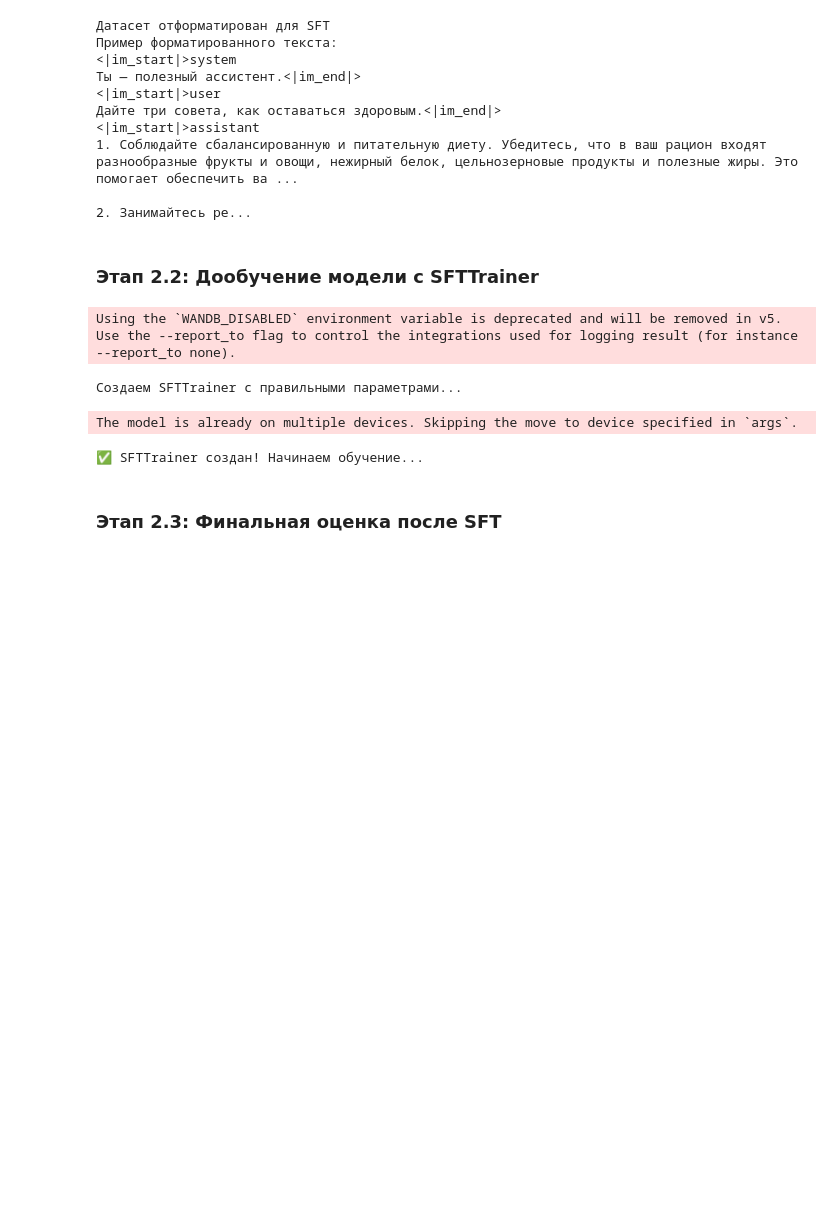
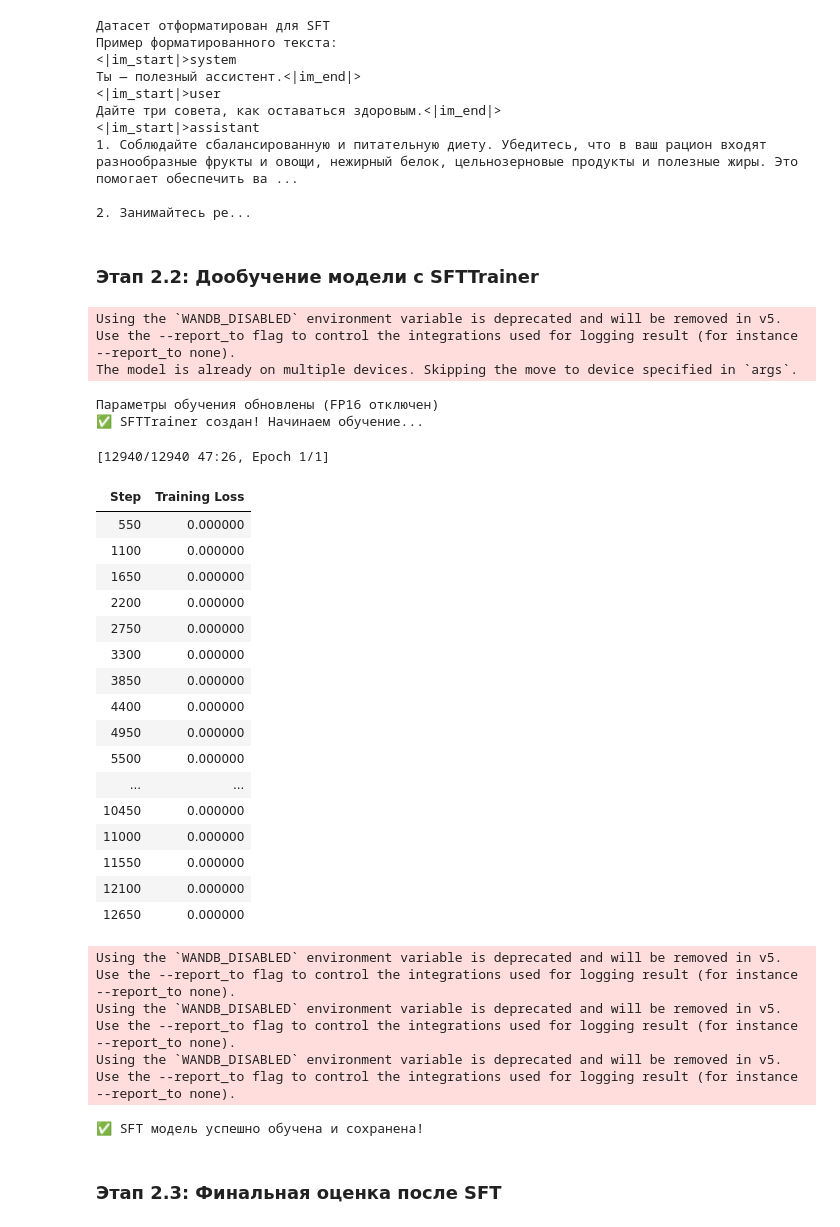
Before and after one commit to petrushka1313/russian-literature-llm, a Jupyter notebook: project.ipynb, the cells around one changed output. Cells and saved outputs as stored; diff of their text form; code cells hidden in the pictures; blank space fills up the shorter version.

```diff
--- a/project.ipynb
+++ b/project.ipynb
@@ -806,40 +822,65 @@ training_arguments = TrainingArguments(
     num_train_epochs=1,
     per_device_train_batch_size=2,
     gradient_accumulation_steps=2,
     learning_rate=2e-5,
     weight_decay=0.001,
     warmup_ratio=0.03,
-    logging_steps=10,
-    save_steps=200,
-    fp16=torch.cuda.is_available(),
+    logging_steps=550,
+    save_steps=6000,
+    fp16=False,  # ← ОТКЛЮЧАЕМ FP16 - основная причина ошибки
+    bf16=torch.cuda.is_available() and torch.cuda.is_bf16_supported(),  # ← пробуем bf16 если доступно
     remove_unused_columns=False,
     report_to=None,
+    dataloader_pin_memory=False,
+    gradient_checkpointing=True,  # ← включаем для экономии памяти
 )
 
-print("Создаем SFTTrainer с правильными параметрами...")
+print("Параметры обучения обновлены (FP16 отключен)")
 import os
 os.environ["WANDB_DISABLED"] = "true"
 sft_trainer = SFTTrainer(
     model=sft_model,
     args=training_arguments,
     train_dataset=train_dataset_sft,
     processing_class=sft_tokenizer,  # ← ВАЖНО: processing_class для токенизатора
 )
 
 print("✅ SFTTrainer создан! Начинаем обучение...")
 
 # Запускаем обучение
 sft_trainer.train()
 
 # Сохраняем модель после SFT
 sft_trainer.save_model("./sft_model_final")
 sft_tokenizer.save_pretrained("./sft_model_final")
 print("✅ SFT модель успешно обучена и сохранена!")
 # %% [output]
 Using the `WANDB_DISABLED` environment variable is deprecated and will be removed in v5. Use the --report_to flag to control the integrations used for logging result (for instance --report_to none).
+The model is already on multiple devices. Skipping the move to device specified in `args`.
-Создаем SFTTrainer с правильными параметрами...
+Параметры обучения обновлены (FP16 отключен)
+✅ SFTTrainer создан! Начинаем обучение...
-The model is already on multiple devices. Skipping the move to device specified in `args`.
+[12940/12940 47:26, Epoch 1/1]
+| Step | Training Loss |
+| 550 | 0.000000 |
+| 1100 | 0.000000 |
+| 1650 | 0.000000 |
+| 2200 | 0.000000 |
+| 2750 | 0.000000 |
+| 3300 | 0.000000 |
+| 3850 | 0.000000 |
+| 4400 | 0.000000 |
+| 4950 | 0.000000 |
+| 5500 | 0.000000 |
+| ... | ... |
+| 10450 | 0.000000 |
+| 11000 | 0.000000 |
+| 11550 | 0.000000 |
+| 12100 | 0.000000 |
+| 12650 | 0.000000 |
-✅ SFTTrainer создан! Начинаем обучение...
+Using the `WANDB_DISABLED` environment variable is deprecated and will be removed in v5. Use the --report_to flag to control the integrations used for logging result (for instance --report_to none).
+Using the `WANDB_DISABLED` environment variable is deprecated and will be removed in v5. Use the --report_to flag to control the integrations used for logging result (for instance --report_to none).
+Using the `WANDB_DISABLED` environment variable is deprecated and will be removed in v5. Use the --report_to flag to control the integrations used for logging result (for instance --report_to none).
+✅ SFT модель успешно обучена и сохранена!
 # %% [markdown]
 ### Этап 2.3: Финальная оценка после SFT
 # %%
```
Also changed, not shown: parts of 6 cells of this notebook.
